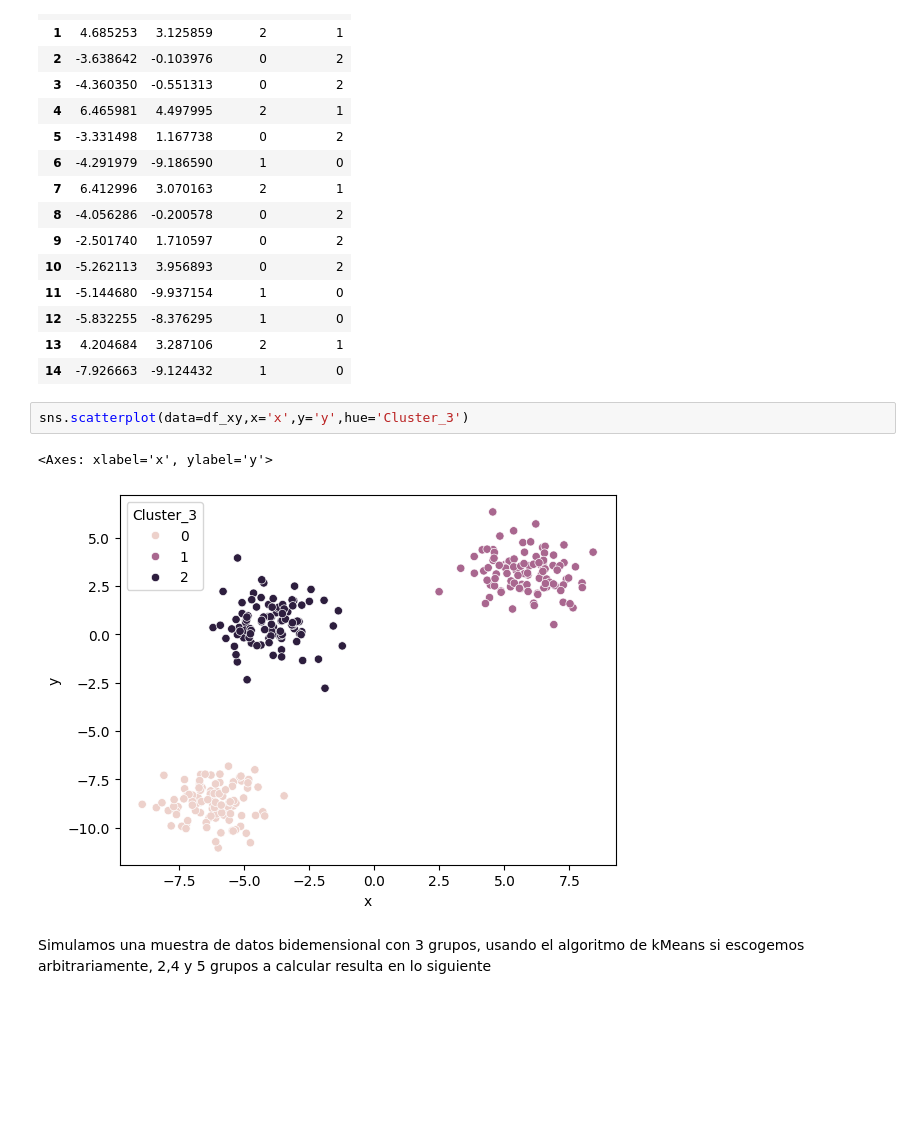
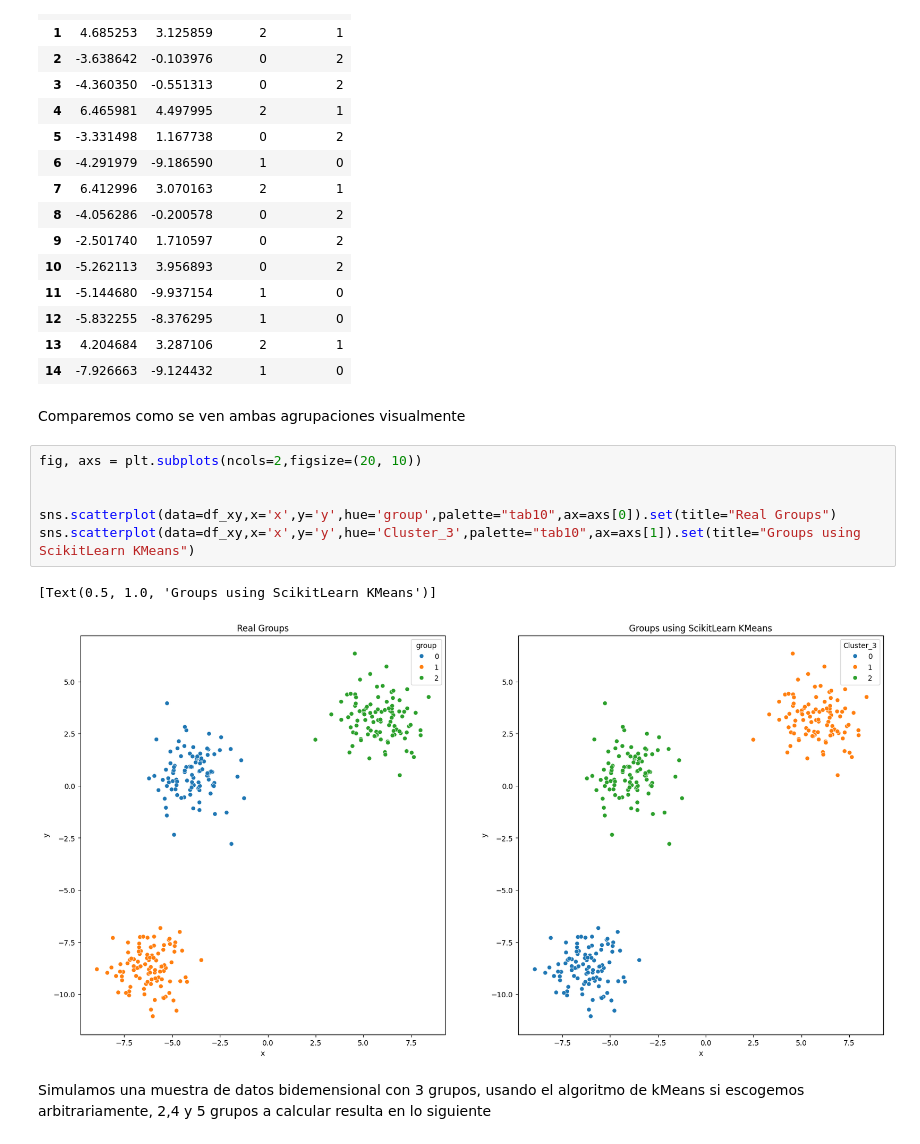
Before and after one commit to AlejandroZavala98/Machine_Deep_Learning, a Jupyter notebook: K-Means/simulating_algorithm_with_scikitlearn.ipynb, the cells around one changed output. Drawn from its saved outputs; the diff is of its cells as text; blank space fills up the shorter version.

```diff
--- a/K-Means/simulating_algorithm_with_scikitlearn.ipynb
+++ b/K-Means/simulating_algorithm_with_scikitlearn.ipynb
@@ -106,11 +106,17 @@ display(df_xy.head(n=15))
 | 12 | -5.832255 | -8.376295 | 1 | 0 |
 | 13 | 4.204684 | 3.287106 | 2 | 1 |
 | 14 | -7.926663 | -9.124432 | 1 | 0 |
-# %%
-sns.scatterplot(data=df_xy,x='x',y='y',hue='Cluster_3')
-# %% [output]
-<Axes: xlabel='x', ylabel='y'>
-[figure, removed]
+# %% [markdown]
+Comparemos como se ven ambas agrupaciones visualmente
+# %%
+fig, axs = plt.subplots(ncols=2,figsize=(20, 10))
+
+
+sns.scatterplot(data=df_xy,x='x',y='y',hue='group',palette="tab10",ax=axs[0]).set(title="Real Groups")
+sns.scatterplot(data=df_xy,x='x',y='y',hue='Cluster_3',palette="tab10",ax=axs[1]).set(title="Groups using ScikitLearn KMeans")
+# %% [output]
+[Text(0.5, 1.0, 'Groups using ScikitLearn KMeans')]
+[figure, added]
 # %% [markdown]
 Simulamos una muestra de datos bidemensional con 3 grupos, usando el algoritmo de kMeans si escogemos arbitrariamente, 2,4 y 5 grupos a calcular resulta en lo siguiente
 # %%
```
Also changed, not shown: parts of 4 cells of this notebook, 1 other file.
